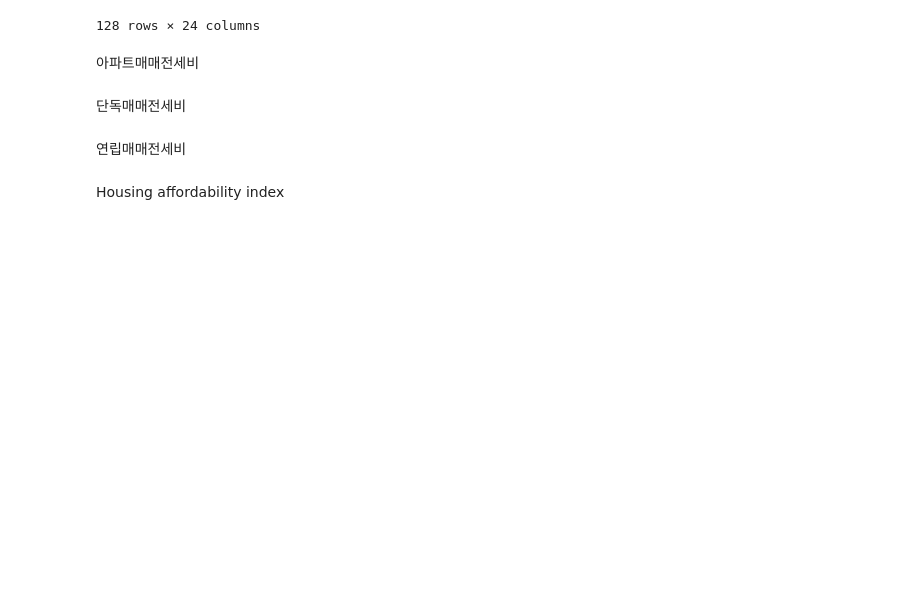
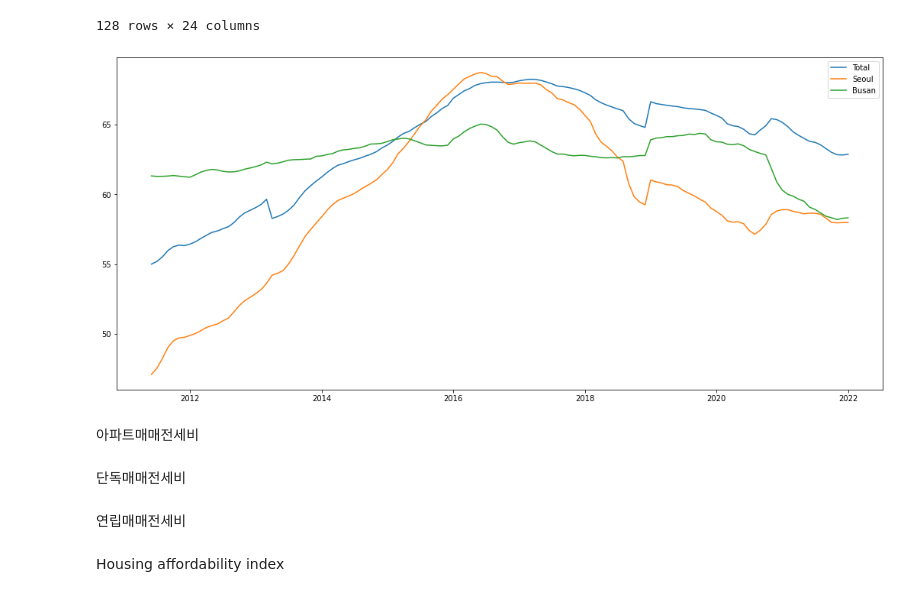
Before and after one commit to yeonghun00/real-estate, a Jupyter notebook: my.ipynb, the cells around one changed output. Saved outputs shown, nothing was run; the diff lists cells and outputs as text; code cells hidden in the pictures; blank space fills up the shorter version.

```diff
--- a/my.ipynb
+++ b/my.ipynb
@@ -145,6 +147,14 @@ rjp_df
 | 2021-12-01 | 62.820479 | 57.973735 | 58.339202 | 57.618279 | 63.077985 | 58.278522 | 66.047010 | 65.403172 | ... |
 | 2022-01-01 | 62.873711 | 57.981609 | 58.320123 | 57.652368 | 63.090852 | 58.314646 | 66.026247 | 65.374457 | ... |
 128 rows × 24 columns
+# %%
+plt.figure(figsize=(18,8))
+for city in cities:
+  plt.plot(rjp_df[city])
+plt.legend(cities)
+plt.show()
+# %% [output]
+[figure, added]
 # %% [markdown]
 아파트매매전세비
 # %% [markdown]
```
Also changed, not shown: parts of 4 cells of this notebook.
